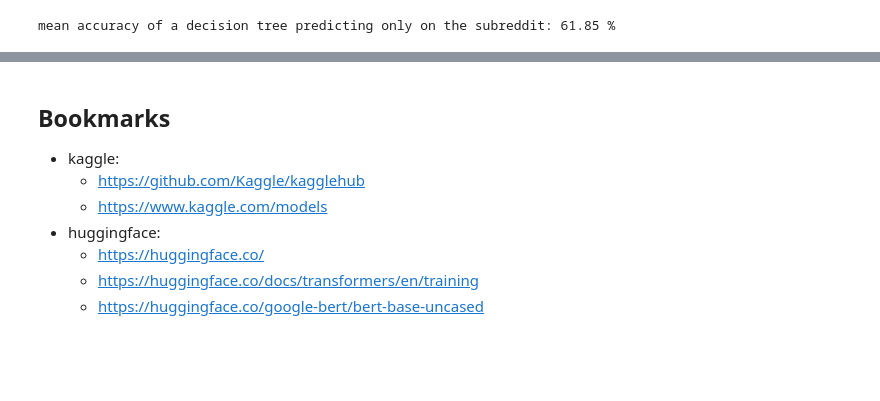
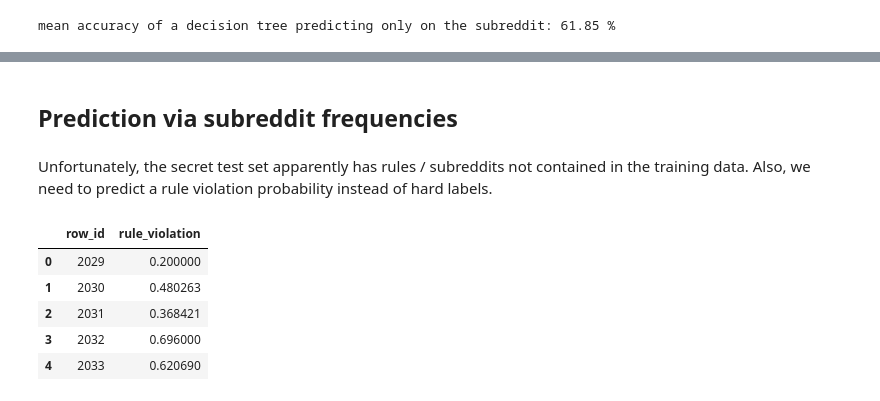
Before and after one commit to dsc-hro/kaggle-jigsaw-agile-community-rules, a Jupyter notebook: frequencies.ipynb, the cells around one changed output, grey strips where cells are left out. Drawn from its saved outputs; the diff is of its cells as text; code cells hidden in the pictures; blank space fills up the shorter version.

```diff
--- a/submission.ipynb
+++ b/frequencies.ipynb
@@ -599,10 +114,21 @@ submission_df.to_csv("submission.csv", index=False)
-# %% [markdown]
-## Bookmarks
-
-- kaggle:
-    - https://github.com/Kaggle/kagglehub
-    - https://www.kaggle.com/models
-- huggingface:
-    - https://huggingface.co/
-    - https://huggingface.co/docs/transformers/en/training
-    - https://huggingface.co/google-bert/bert-base-uncased
+# %% [markdown]
+## Prediction via subreddit frequencies
+# %% [markdown]
+Unfortunately, the secret test set apparently has rules / subreddits not contained in the training data.
+Also, we need to predict a rule violation probability instead of hard labels.
+# %%
+probas = train_df.groupby("subreddit")["rule_violation"].mean()
+
+preds = test_df["subreddit"].map(probas).fillna(0.5).rename("rule_violation")
+
+submission_df = pd.concat([test_df["row_id"], preds], axis=1)
+
+submission_df.to_csv("submission.csv", index=False)
+submission_df.head()
+# %% [output]
+|  | row_id | rule_violation |
+| 0 | 2029 | 0.200000 |
+| 1 | 2030 | 0.480263 |
+| 2 | 2031 | 0.368421 |
+| 3 | 2032 | 0.696000 |
+| 4 | 2033 | 0.620690 |
```
Also changed, not shown: parts of 52 cells of this notebook, 5 other files.
